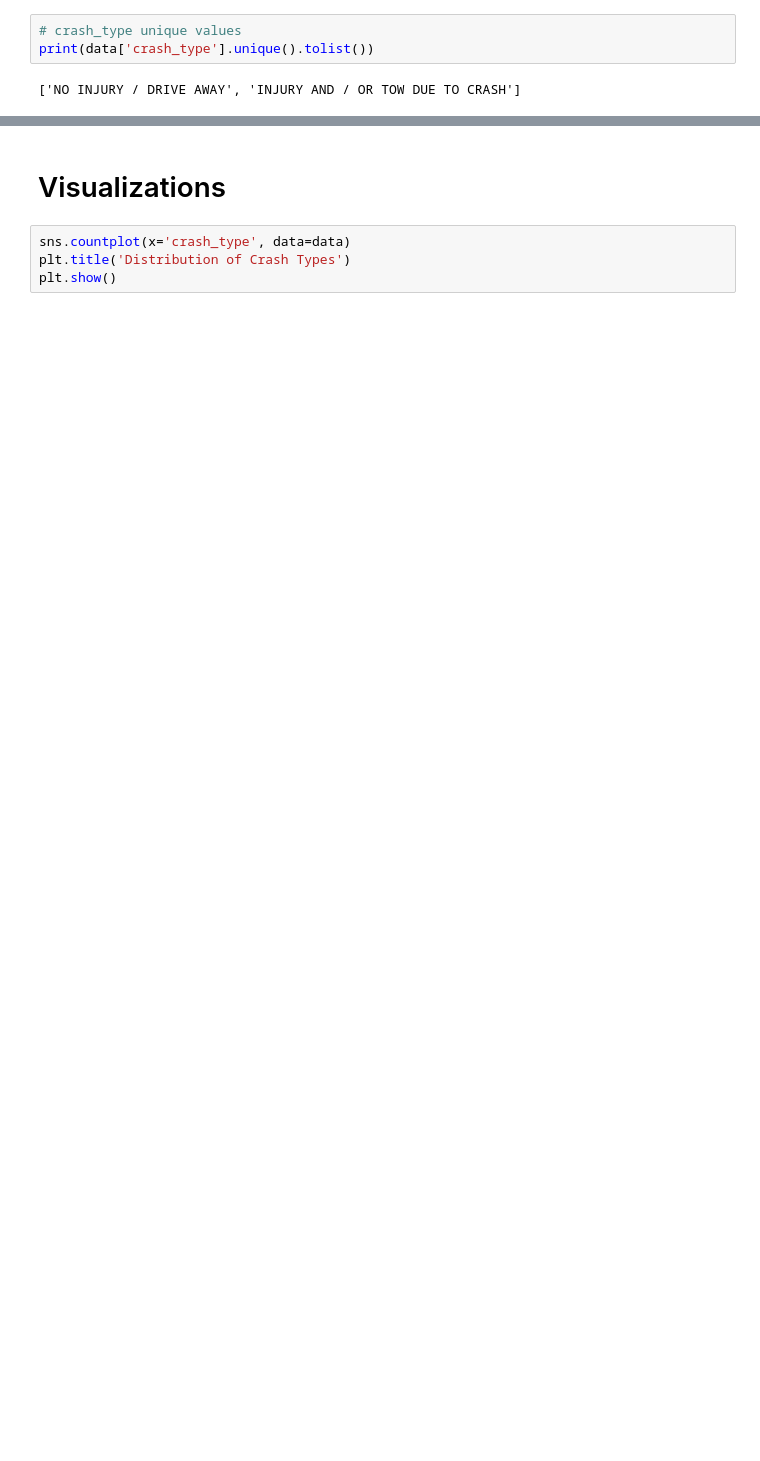
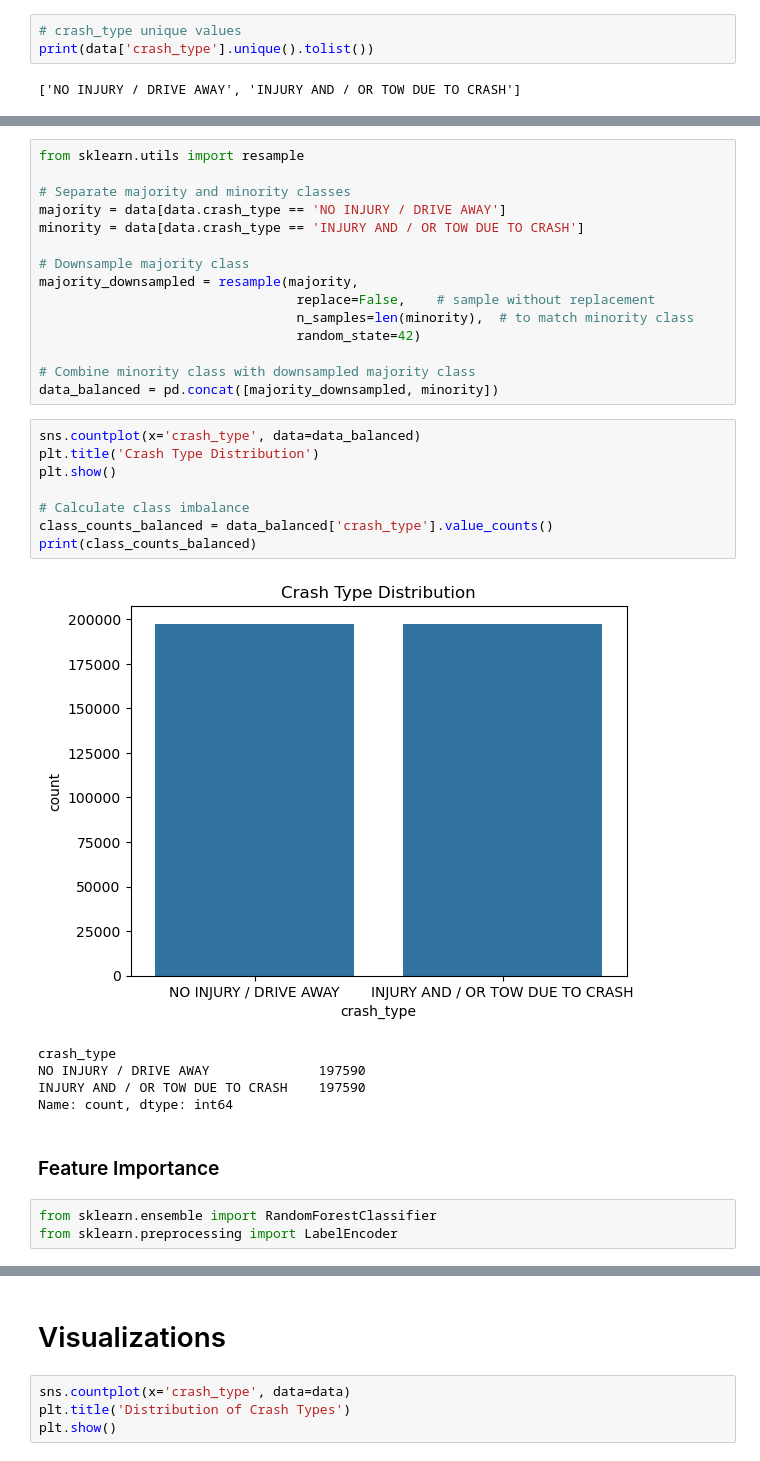
Before and after one commit to behruzgurbanli/CSCI4734_2024F_10551_PROJECT_8, a Jupyter notebook: CSCI4734_2024F_10551_PROJECT_CODE_8.ipynb, the cells around one changed output, grey strips where cells are left out. Saved outputs shown, nothing was run; the diff lists cells and outputs as text; blank space fills up the shorter version.

```diff
--- a/CSCI4734_2024F_10551_PROJECT_CODE_8.ipynb
+++ b/CSCI4734_2024F_10551_PROJECT_CODE_8.ipynb
@@ -97,0 +192,34 @@ data.drop(columns=columns_to_drop, inplace=True)
+# %%
+from sklearn.utils import resample
+
+# Separate majority and minority classes
+majority = data[data.crash_type == 'NO INJURY / DRIVE AWAY']
+minority = data[data.crash_type == 'INJURY AND / OR TOW DUE TO CRASH']
+
+# Downsample majority class
+majority_downsampled = resample(majority,
+                                 replace=False,    # sample without replacement
+                                 n_samples=len(minority),  # to match minority class
+                                 random_state=42)
+
+# Combine minority class with downsampled majority class
+data_balanced = pd.concat([majority_downsampled, minority])
+# %%
+sns.countplot(x='crash_type', data=data_balanced)
+plt.title('Crash Type Distribution')
+plt.show()
+
+# Calculate class imbalance
+class_counts_balanced = data_balanced['crash_type'].value_counts()
+print(class_counts_balanced)
+# %% [output]
+[figure, added]
+crash_type
+NO INJURY / DRIVE AWAY              197590
+INJURY AND / OR TOW DUE TO CRASH    197590
+Name: count, dtype: int64
+# %% [markdown]
+### Feature Importance
+# %%
+from sklearn.ensemble import RandomForestClassifier
+from sklearn.preprocessing import LabelEncoder
```
Also changed, not shown: parts of 26 cells of this notebook, 1 other file.
